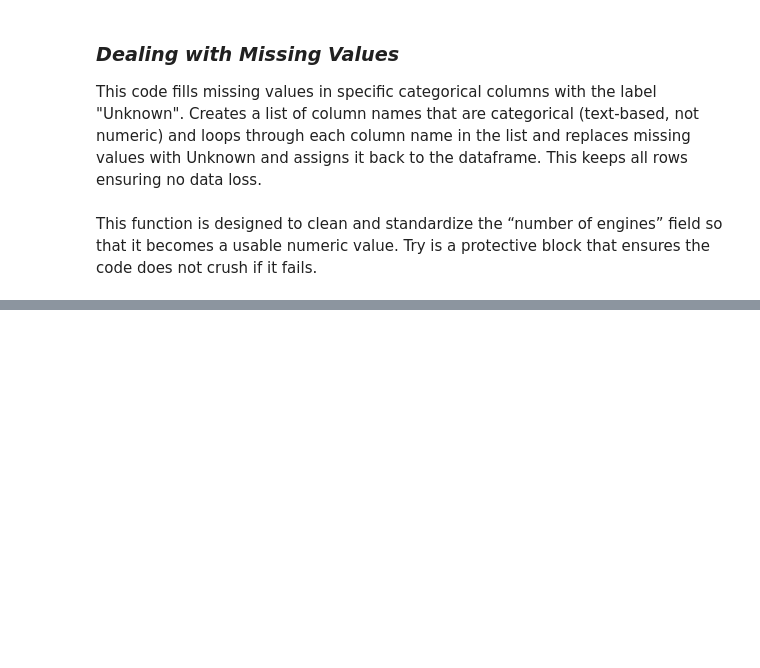
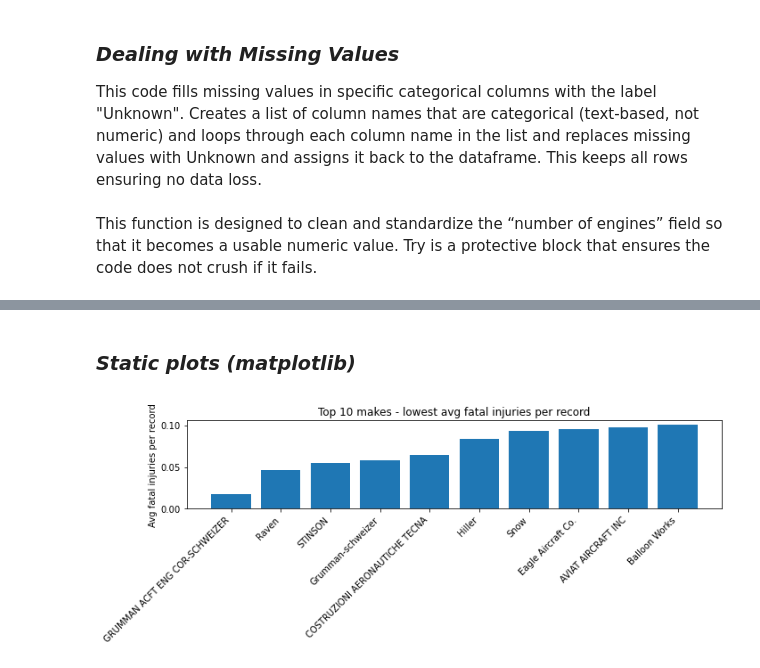
Before and after one commit to Apondi9911/New-Aviation-Fleet-Acquisition-Risk-Analysis, a Jupyter notebook: project1.ipynb, the cells around one changed output, grey strips where cells are left out. Drawn from its saved outputs; the diff is of its cells as text; code cells hidden in the pictures; blank space fills up the shorter version.

```diff
--- a/project1.ipynb
+++ b/project1.ipynb
@@ -124,0 +155,14 @@ engines_count_agg, engines_count_agg_filtered = aggregate_group(df, ["no.of.engi
+# %% [markdown]
+### *Static plots (matplotlib)*
+# %%
+# Plot A: Top 10 lowest avg_fatal_per_record
+top_safe = make_agg_filtered.sort_values("avg_fatal_per_record").head(10)
+plt.figure(figsize=(10,4))
+plt.bar(range(len(top_safe)), top_safe["avg_fatal_per_record"])
+plt.xticks(range(len(top_safe)), top_safe["Make"], rotation=45, ha="right")
+plt.ylabel("Avg fatal injuries per record")
+plt.title("Top 10 makes - lowest avg fatal injuries per record")
+plt.tight_layout()
+plt.show()
+# %% [output]
+[figure, added]
```
Also changed, not shown: parts of 4 cells of this notebook.
